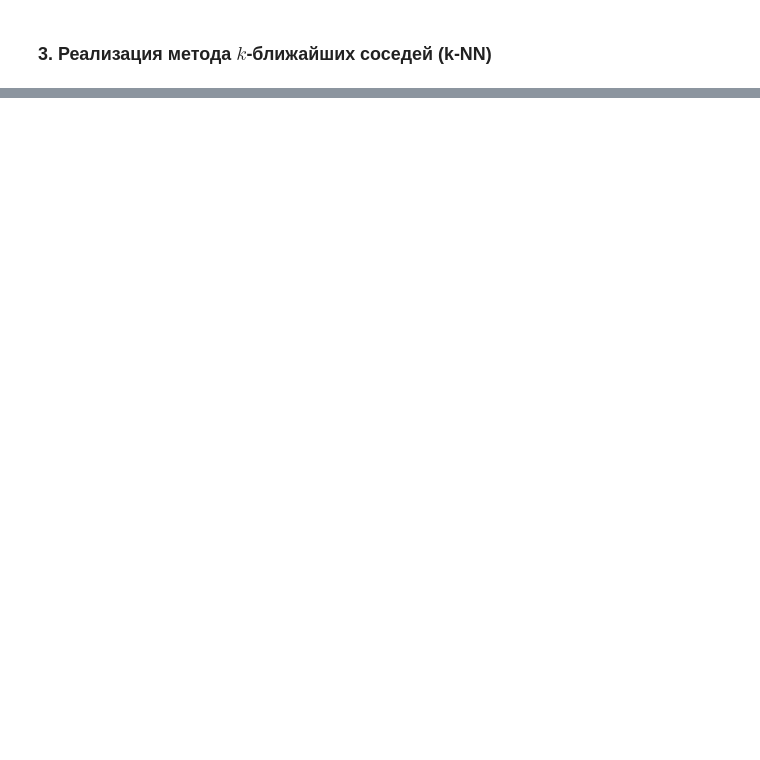
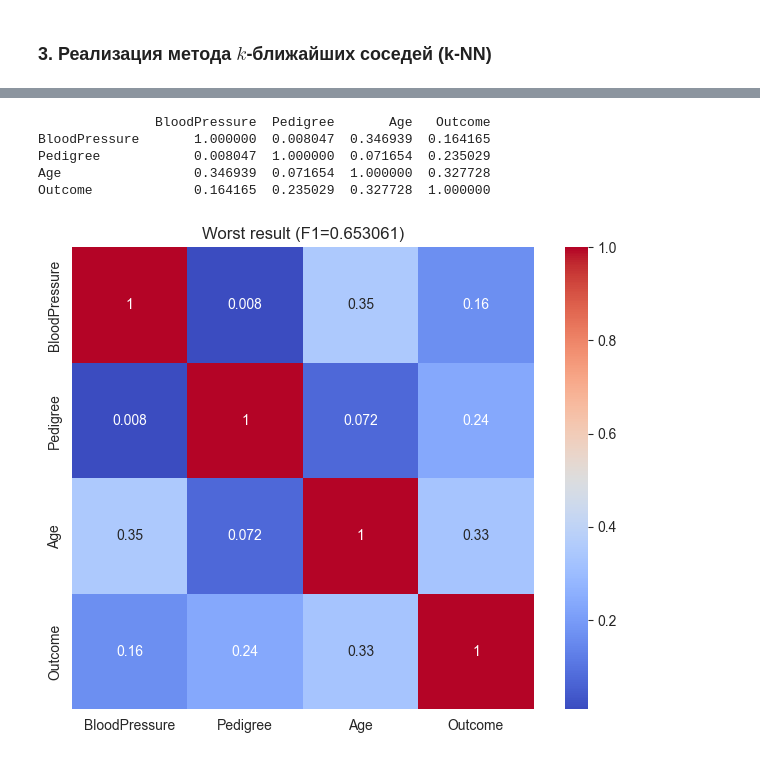
Before and after one commit to Vad1mChK/LabsAiSystems, a Jupyter notebook: lab4/lab4.ipynb, the cells around one changed output, grey strips where cells are left out. Drawn from its saved outputs; the diff is of its cells as text; code cells hidden in the pictures; blank space fills up the shorter version.

```diff
--- a/lab4/lab4.ipynb
+++ b/lab4/lab4.ipynb
@@ -343,0 +465,2 @@ def distance(x: np.ndarray, y: np.ndarray) -> np.float64:
+# %%
+results: list[KNNResult] = []
@@ -343,0 +614,14 @@ def distance(x: np.ndarray, y: np.ndarray) -> np.float64:
+# %%
+results = evaluate_knn_for_combinations(x_train, y_train)
+# %%
+results = sorted(results, key=lambda r: r.metrics['f1_score'], reverse=True)
+
+print('Top 10 results:')
+
+for result in results[:10]:  # Вывести топ-10 результатов
+    print('\t' + f'f1 = {result.metrics["f1_score"]:.6f}, k = {result.k}, columns = {result.columns}')
+
+print('Bottom 10 results:')
+
+for result in results[-10:]:  # Вывести топ-10 результатов
+    print('\t' + f'f1 = {result.metrics["f1_score"]:.6f}, k = {result.k}, columns = {result.columns}')
@@ -343,0 +648,25 @@ def distance(x: np.ndarray, y: np.ndarray) -> np.float64:
+# %%
+best_result = results[0]
+worst_result = results[-1]
+
+print('Best: ' + f'f1 = {best_result.metrics["f1_score"]}, k = {best_result.k}, columns = {best_result.columns}')
+print('Worst: ' + f'f1 = {worst_result.metrics["f1_score"]}, k = {worst_result.k}, columns = {worst_result.columns}')
+
+# Correlation matrix for the best and worst feature set
+def plot_correlation_matrix(x_data: pd.DataFrame, y_data: pd.Series, columns: list[str], title: str):
+    # Combine the feature columns with the target 'y_train' column
+    combined_data = x_data[columns].copy()
+    combined_data['Outcome'] = y_data  # Assuming 'Outcome' is the name of the target column
+
+    # Compute correlation matrix
+    corr_matrix = combined_data.corr()
+    print(corr_matrix)
+
+    # Plot heatmap
+    plt.figure(figsize=(8, 6))
+    sns.heatmap(corr_matrix, annot=True, cmap='coolwarm', cbar=True, square=True)
+    plt.title(title)
+    plt.show()
+
+# Correlation matrix for the best result (features + target)
+plot_correlation_matrix(x, y_train, best_result.columns, f'Best result (F1={best_result.metrics["f1_score"]:.6f})')
@@ -343,0 +682,10 @@ def distance(x: np.ndarray, y: np.ndarray) -> np.float64:
+# %%
+# Correlation matrix for the worst result (features + target)
+plot_correlation_matrix(x, y_train, worst_result.columns, f'Worst result (F1={worst_result.metrics["f1_score"]:.6f})')
+# %% [output]
+               BloodPressure  Pedigree       Age   Outcome
+BloodPressure       1.000000  0.008047  0.346939  0.164165
+Pedigree            0.008047  1.000000  0.071654  0.235029
+Age                 0.346939  0.071654  1.000000  0.327728
+Outcome             0.164165  0.235029  0.327728  1.000000
+[figure, added]
```
Also changed, not shown: parts of 30 cells of this notebook, 1 other file.
